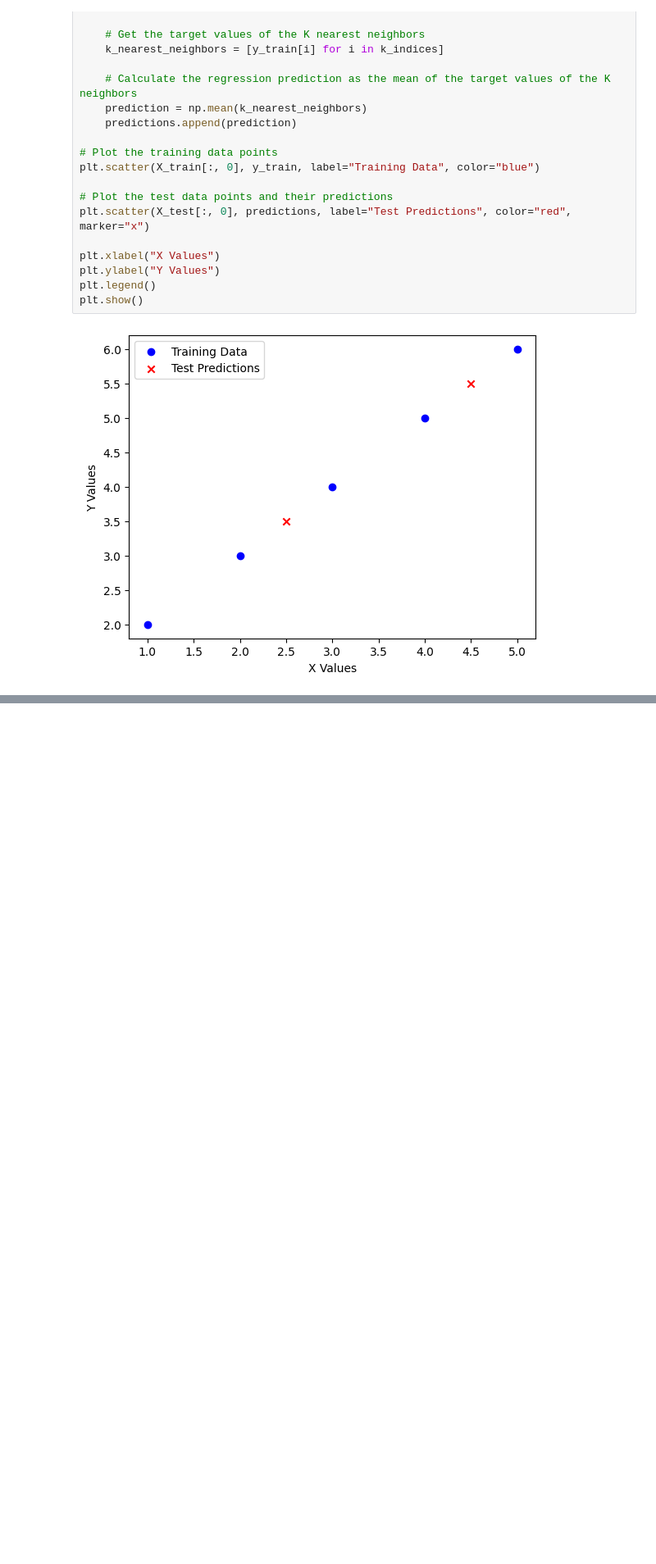
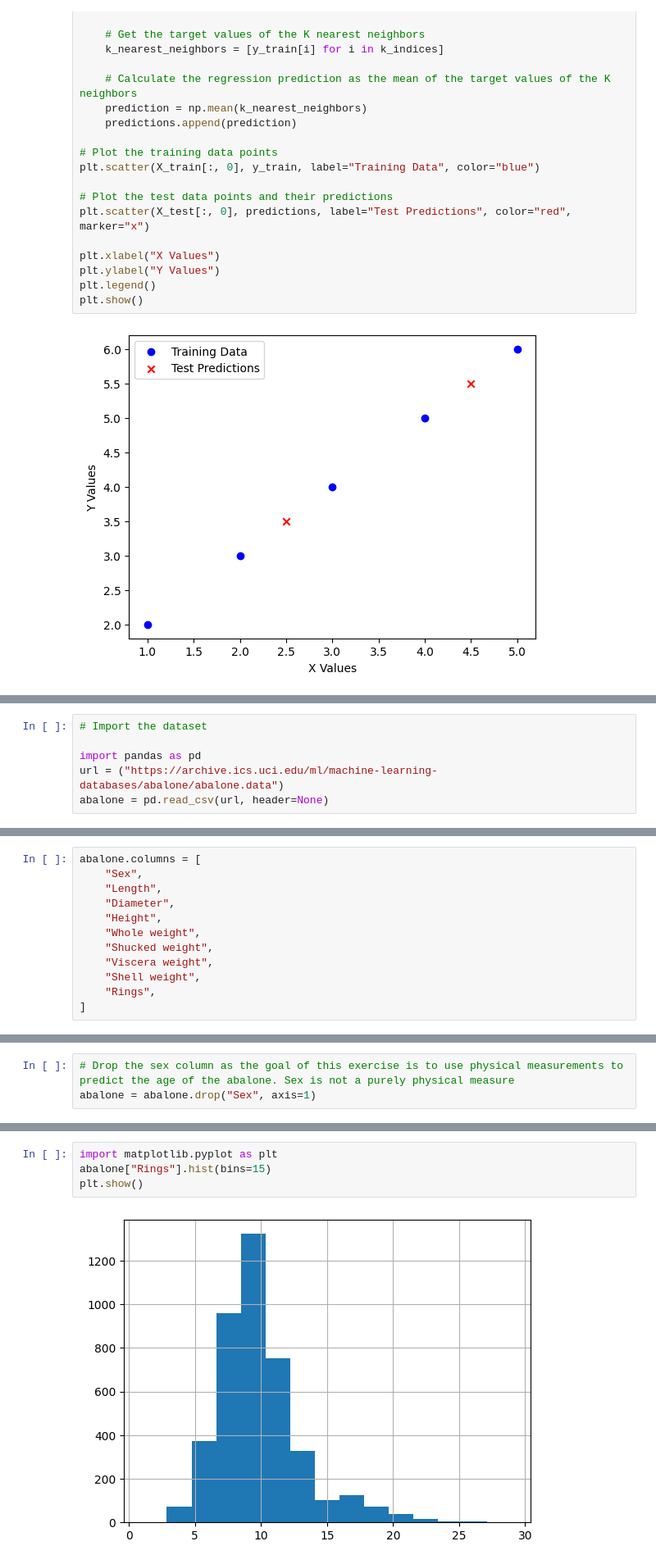
Before and after one commit to Packetouille/machine-learning-research, a Jupyter notebook: k-nearest-neighbors/K_Nearest_Neighbor.ipynb, the cells around one changed output, grey strips where cells are left out. Shown at 82% size. Saved outputs shown, nothing was run; the diff lists cells and outputs as text; blank space fills up the shorter version.

```diff
--- a/k-nearest-neighbors/K_Nearest_Neighbor.ipynb
+++ b/k-nearest-neighbors/K_Nearest_Neighbor.ipynb
@@ -155,0 +164,6 @@ plt.show()
+# %%
+# Import the dataset
+
+import pandas as pd
+url = ("https://archive.ics.uci.edu/ml/machine-learning-databases/abalone/abalone.data")
+abalone = pd.read_csv(url, header=None)
@@ -155,0 +179,12 @@ plt.show()
+# %%
+abalone.columns = [
+    "Sex",
+    "Length",
+    "Diameter",
+    "Height",
+    "Whole weight",
+    "Shucked weight",
+    "Viscera weight",
+    "Shell weight",
+    "Rings",
+]
@@ -155,0 +200,3 @@ plt.show()
+# %%
+# Drop the sex column as the goal of this exercise is to use physical measurements to predict the age of the abalone. Sex is not a purely physical measure
+abalone = abalone.drop("Sex", axis=1)
@@ -155,0 +212,6 @@ plt.show()
+# %%
+import matplotlib.pyplot as plt
+abalone["Rings"].hist(bins=15)
+plt.show()
+# %% [output]
+[figure, added]
```
Also changed, not shown: parts of 20 cells of this notebook.
